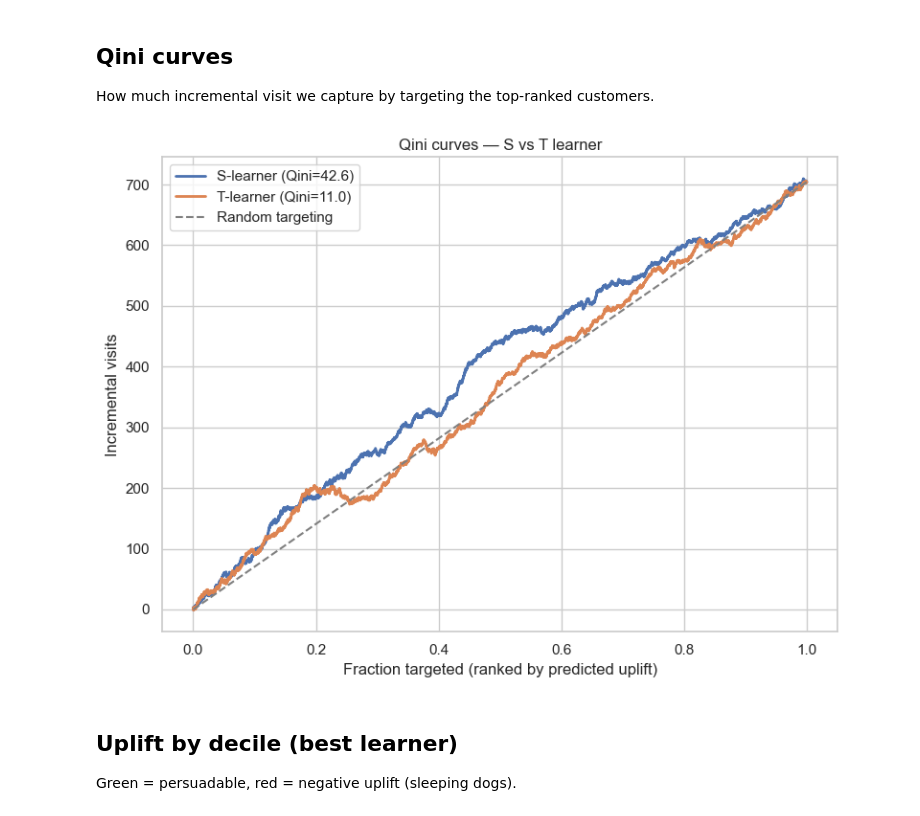
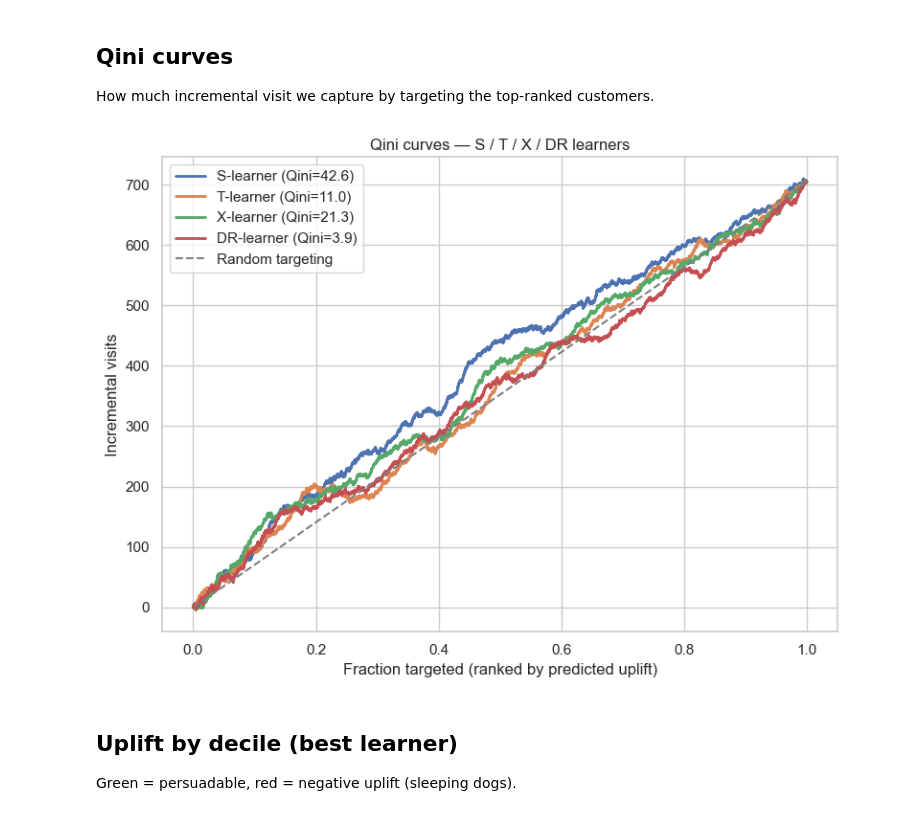
Before and after one commit to anil-turan/email-uplift-causal, a Jupyter notebook: notebooks/03_uplift_modeling.ipynb, the cells around one changed output. Drawn from its saved outputs; the diff is of its cells as text; code cells hidden in the pictures.

```diff
--- a/notebooks/03_uplift_modeling.ipynb
+++ b/notebooks/03_uplift_modeling.ipynb
@@ -44,12 +47,18 @@ X_tr.shape, X_te.shape
 ## Fit both meta-learners
 Base model is LightGBM for both, so the comparison is fair.
 # %%
-base = LGBMClassifier(n_estimators=200, learning_rate=0.05, num_leaves=31,
-                      subsample=0.8, colsample_bytree=0.8, random_state=42, verbose=-1)
-s_learner = SLearner(base).fit(X_tr, t_tr, y_tr)
-t_learner = TLearner(base).fit(X_tr, t_tr, y_tr)
-up_s = s_learner.predict_uplift(X_te)
-up_t = t_learner.predict_uplift(X_te)
-print(f"S-learner uplift: mean={up_s.mean():+.4f}  sd={up_s.std():.4f}")
-print(f"T-learner uplift: mean={up_t.mean():+.4f}  sd={up_t.std():.4f}")
+clf_kwargs = dict(n_estimators=200, learning_rate=0.05, num_leaves=31,
+                  subsample=0.8, colsample_bytree=0.8, random_state=42, verbose=-1)
+base = LGBMClassifier(**clf_kwargs)          # outcome model (classifier)
+effect = LGBMRegressor(**clf_kwargs)         # effect/CATE model for X- and DR-learner
+
+learners = {
+    "S-learner":  SLearner(base),
+    "T-learner":  TLearner(base),
+    "X-learner":  XLearner(base, effect),    # two-stage, fixes T-learner instability
+    "DR-learner": DRLearner(base, effect),   # doubly-robust pseudo-outcome
+}
+uplifts = {name: L.fit(X_tr, t_tr, y_tr).predict_uplift(X_te) for name, L in learners.items()}
+for name, up in uplifts.items():
+    print(f"{name:11s} uplift: mean={up.mean():+.4f}  sd={up.std():.4f}")
 # %% [output]
@@ -60,15 +71,16 @@ T-learner uplift: mean=+0.0643  sd=0.0596
 How much incremental visit we capture by targeting the top-ranked customers.
 # %%
 fig, ax = plt.subplots(figsize=(8, 6))
-for up, name in [(up_s, "S-learner"), (up_t, "T-learner")]:
+for name, up in uplifts.items():
     f, q = qini_curve(up, t_te, y_te)
     ax.plot(f, q, linewidth=2, label=f"{name} (Qini={qini_coefficient(up, t_te, y_te):.1f})")
 ax.plot([0, 1], [0, q[-1]], "--", color="grey", label="Random targeting")
 ax.set_xlabel("Fraction targeted (ranked by predicted uplift)")
-ax.set_ylabel("Incremental visits"); ax.set_title("Qini curves — S vs T learner"); ax.legend()
+ax.set_ylabel("Incremental visits")
+ax.set_title("Qini curves — S / T / X / DR learners"); ax.legend()
 plt.tight_layout(); plt.savefig(FIG / "03_qini_curves.png", dpi=120, bbox_inches="tight"); plt.show()
 # %% [output]
-[figure, old version]
+[figure, new version]
 # %% [markdown]
 ## Uplift by decile (best learner)
 Green = persuadable, red = negative uplift (sleeping dogs).
```
Also changed, not shown: parts of 4 cells of this notebook, 4 other files.
